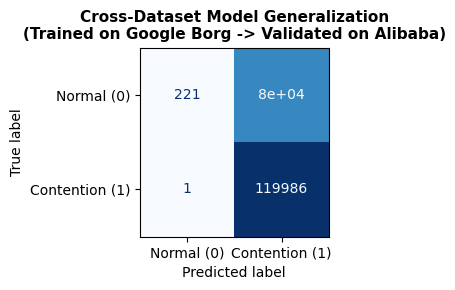
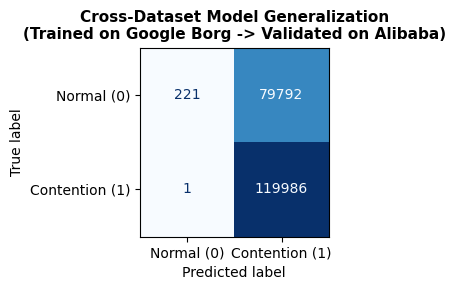
Code edit (unified diff) that turned the first committed figure into the second:
--- before
+++ after
@@ -19,5 +19,5 @@
 
 fig, ax = plt.subplots(figsize=(4, 3))
-disp.plot(ax=ax, cmap='Blues', colorbar=False)
+disp.plot(ax=ax, cmap='Blues', colorbar=False, values_format='d')
 plt.title("Cross-Dataset Model Generalization\n(Trained on Google Borg -> Validated on Alibaba)", fontsize=11, fontweight='bold')
 plt.grid(False)

Commit: Updated README and fixed output formatting